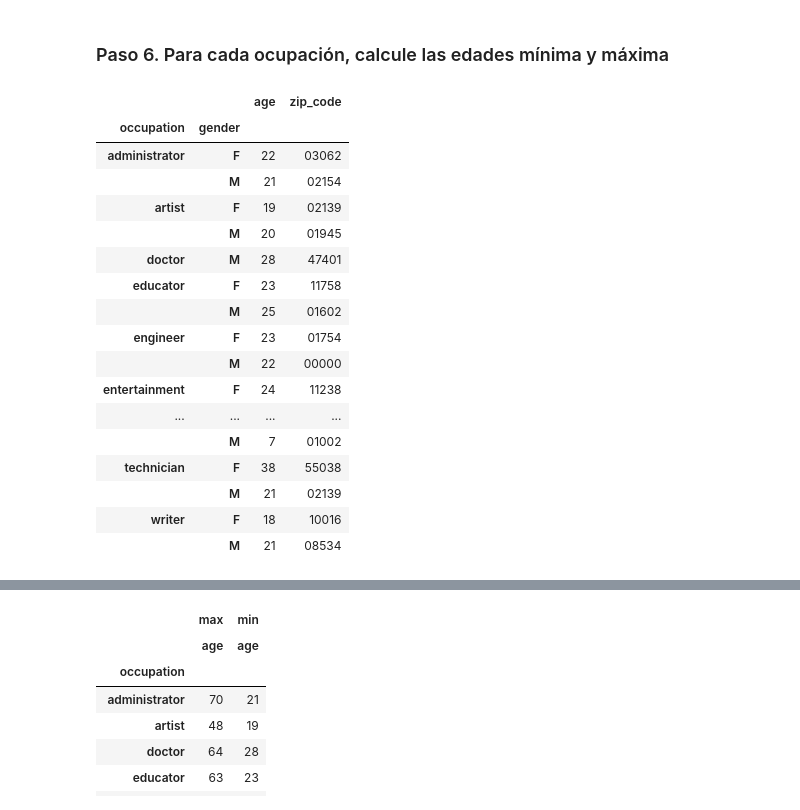
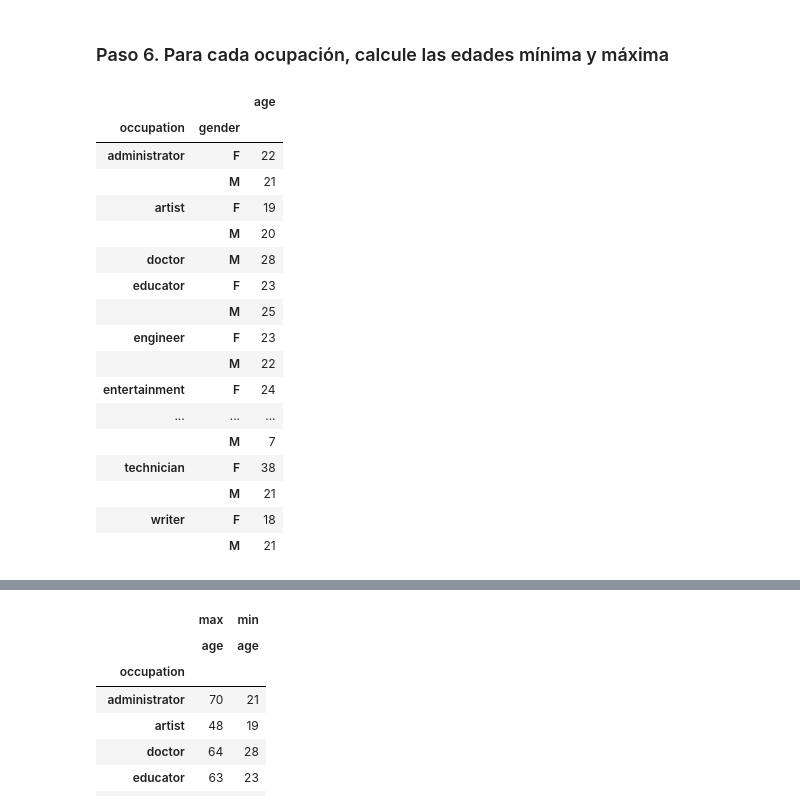
Before and after one commit to RaulTaylor1/DS_PT_09_2023, a Jupyter notebook: Data_Analysis/2-Pandas/Practica/6-Occupation/Occupation Grouping.ipynb, the cells around one changed output, grey strips where cells are left out. Saved outputs shown, nothing was run; the diff lists cells and outputs as text; code cells hidden in the pictures.

Commit message:
occupationgrouping revisado

```diff
--- a/Data_Analysis/2-Pandas/Practica/6-Occupation/Occupation Grouping.ipynb
+++ b/Data_Analysis/2-Pandas/Practica/6-Occupation/Occupation Grouping.ipynb
@@ -85,23 +101,23 @@ ocupacion[['gender']].count()
 # %% [markdown]
 ### Paso 6. Para cada ocupación, calcule las edades mínima y máxima
 # %%
-usuarios.groupby(['occupation', 'gender']).min()
+usuarios.groupby(['occupation', 'gender']).min().drop(columns='zip_code')
 # %% [output]
-|  |  | age | zip_code |
-| occupation | gender |  |  |
-| administrator | F | 22 | 03062 |
-|  | M | 21 | 02154 |
-| artist | F | 19 | 02139 |
-|  | M | 20 | 01945 |
-| doctor | M | 28 | 47401 |
-| educator | F | 23 | 11758 |
-|  | M | 25 | 01602 |
-| engineer | F | 23 | 01754 |
-|  | M | 22 | 00000 |
-| entertainment | F | 24 | 11238 |
-| ... | ... | ... | ... |
-|  | M | 7 | 01002 |
-| technician | F | 38 | 55038 |
-|  | M | 21 | 02139 |
-| writer | F | 18 | 10016 |
-|  | M | 21 | 08534 |
+|  |  | age |
+| occupation | gender |  |
+| administrator | F | 22 |
+|  | M | 21 |
+| artist | F | 19 |
+|  | M | 20 |
+| doctor | M | 28 |
+| educator | F | 23 |
+|  | M | 25 |
+| engineer | F | 23 |
+|  | M | 22 |
+| entertainment | F | 24 |
+| ... | ... | ... |
+|  | M | 7 |
+| technician | F | 38 |
+|  | M | 21 |
+| writer | F | 18 |
+|  | M | 21 |
```
Also changed, not shown: parts of 8 cells of this notebook.
